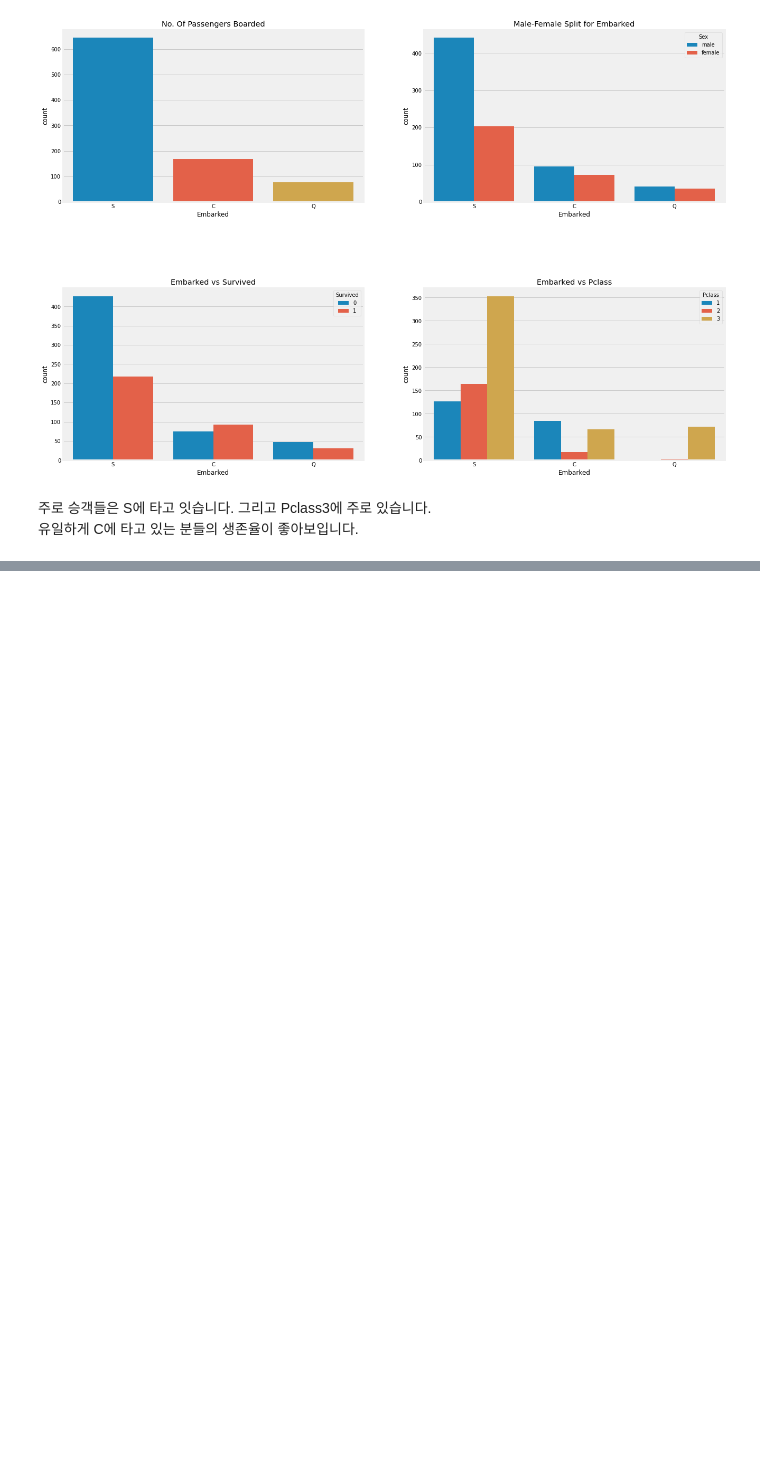
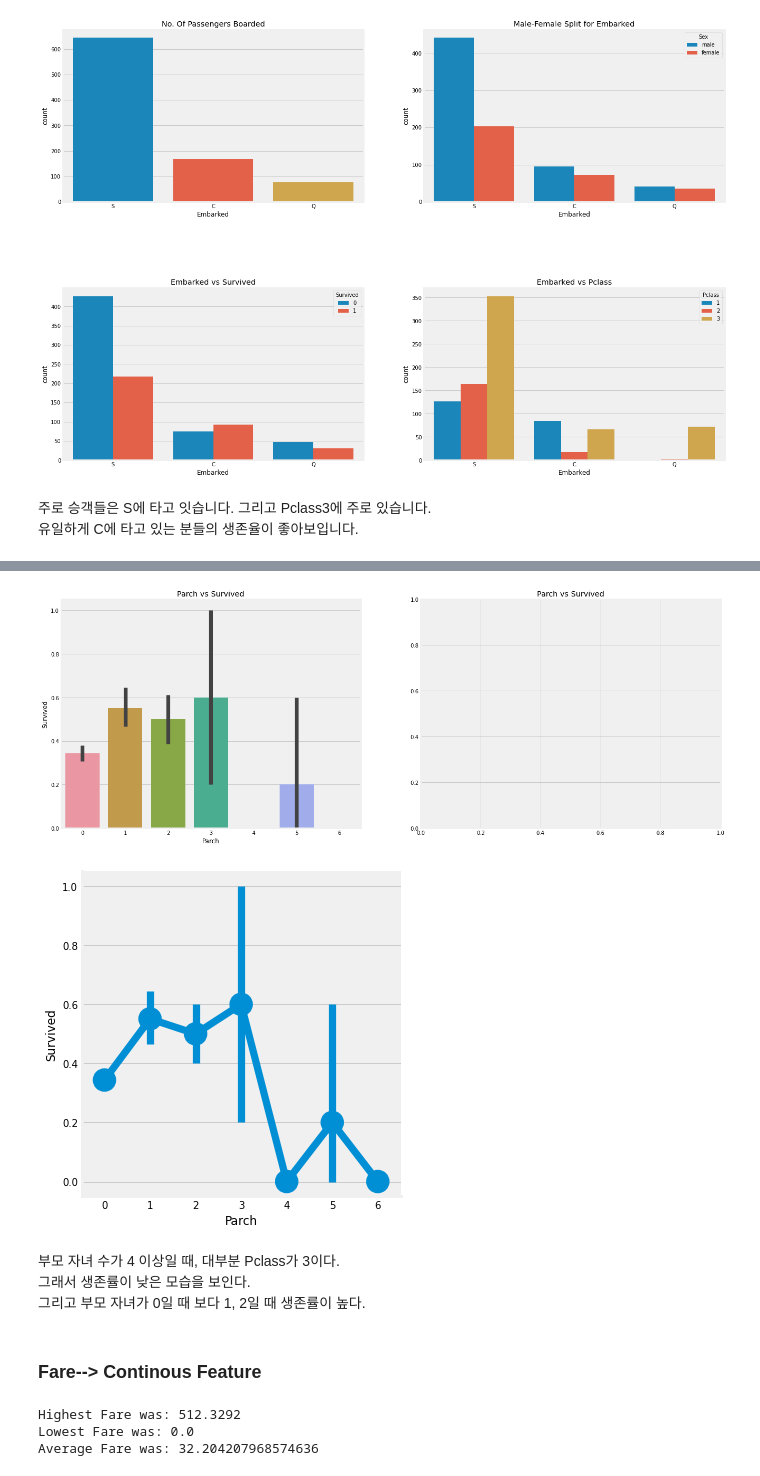
Before and after one commit to PEBpung/DuSiDataTeam1, a Jupyter notebook: Learn_Titanic/A조_titanic_박기민.ipynb, the cells around one changed output, grey strips where cells are left out. Cells and saved outputs as stored; diff of their text form; code cells hidden in the pictures; blank space fills up the shorter version.

```diff
--- a/Learn_Titanic/A조_titanic_박기민.ipynb
+++ b/Learn_Titanic/A조_titanic_박기민.ipynb
@@ -350,0 +428,24 @@ plt.show()
+# %%
+f, ax = plt.subplots(1,2,figsize = (20,8))
+sns.barplot('Parch','Survived',data = train,ax = ax[0])
+ax[0].set_title('Parch vs Survived')
+sns.factorplot('Parch','Survived',data = train,ax = ax[1])
+ax[1].set_title('Parch vs Survived')
+plt.show()
+# %% [output]
+[figure, added]
+[figure, added]
+# %% [markdown]
+부모 자녀 수가 4 이상일 때, 대부분 Pclass가 3이다.
+그래서 생존률이 낮은 모습을 보인다.
+그리고 부모 자녀가 0일 때 보다 1, 2일 때 생존률이 높다.
+# %% [markdown]
+### Fare--> Continous Feature
+# %%
+print('Highest Fare was:',train['Fare'].max())
+print('Lowest Fare was:',train['Fare'].min())
+print('Average Fare was:',train['Fare'].mean())
+# %% [output]
+Highest Fare was: 512.3292
+Lowest Fare was: 0.0
+Average Fare was: 32.204207968574636
```
Also changed, not shown: parts of 16 cells of this notebook.
